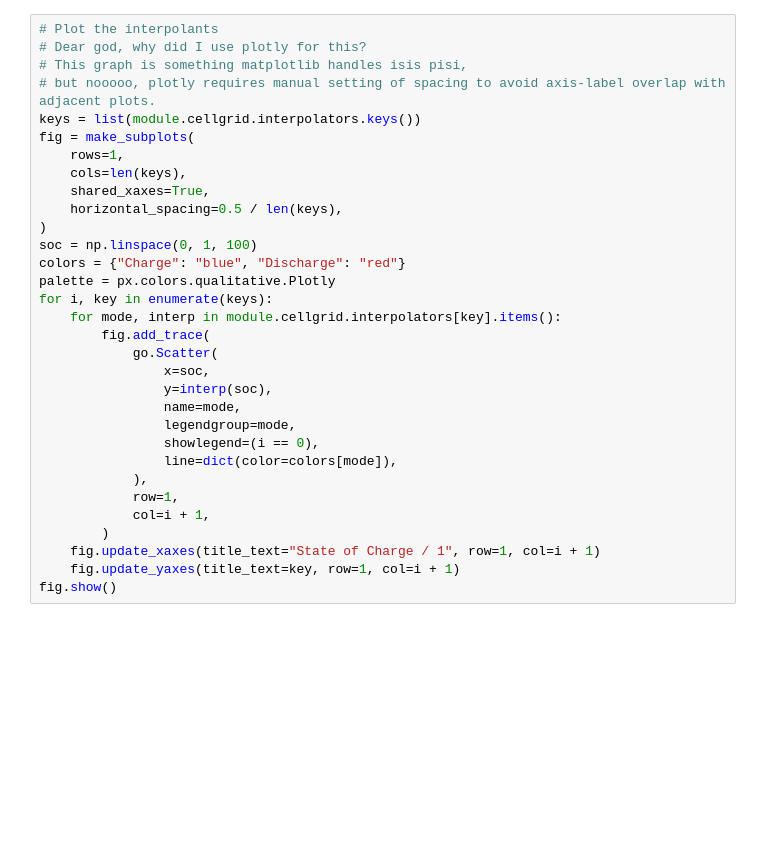
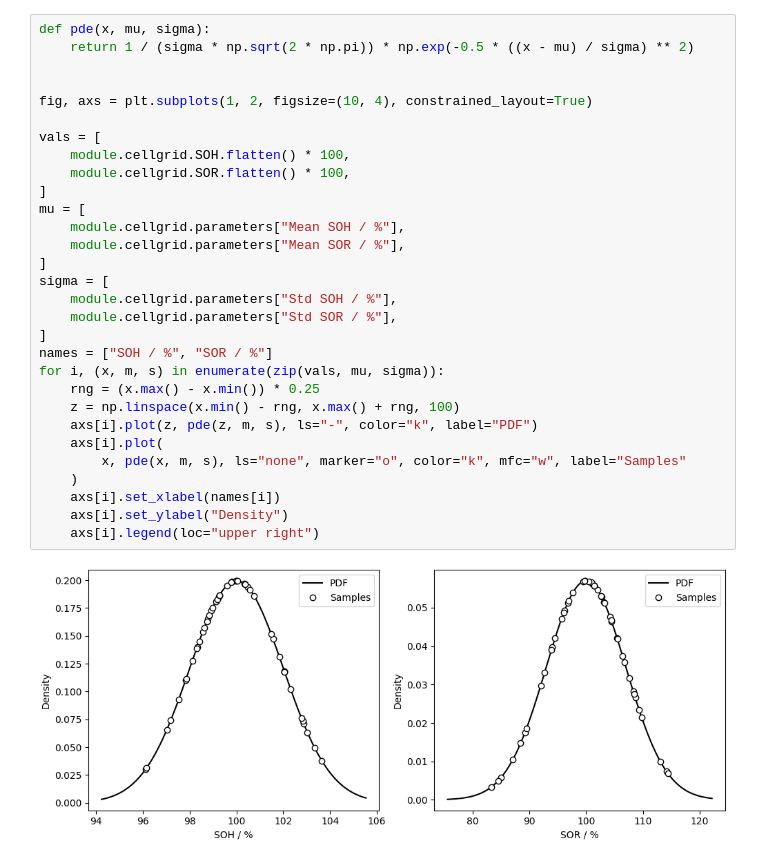
Before and after one commit to DigiBatt/Milestone-8, a Jupyter notebook: sim_dcir.ipynb, the cells around one changed output. Cells and saved outputs as stored; diff of their text form; blank space fills up the shorter version.

```diff
--- a/sim_dcir.ipynb
+++ b/sim_dcir.ipynb
@@ -40,32 +55,32 @@ TypeError: Interpolant.__init__() got an unexpected keyword argument 'k'
 # %%
-# Plot the interpolants
-# Dear god, why did I use plotly for this?
-# This graph is something matplotlib handles isis pisi,
-# but nooooo, plotly requires manual setting of spacing to avoid axis-label overlap with adjacent plots.
-keys = list(module.cellgrid.interpolators.keys())
-fig = make_subplots(
-    rows=1,
-    cols=len(keys),
-    shared_xaxes=True,
-    horizontal_spacing=0.5 / len(keys),
-)
-soc = np.linspace(0, 1, 100)
-colors = {"Charge": "blue", "Discharge": "red"}
-palette = px.colors.qualitative.Plotly
-for i, key in enumerate(keys):
-    for mode, interp in module.cellgrid.interpolators[key].items():
-        fig.add_trace(
-            go.Scatter(
-                x=soc,
-                y=interp(soc),
-                name=mode,
-                legendgroup=mode,
-                showlegend=(i == 0),
-                line=dict(color=colors[mode]),
-            ),
-            row=1,
-            col=i + 1,
-        )
-    fig.update_xaxes(title_text="State of Charge / 1", row=1, col=i + 1)
-    fig.update_yaxes(title_text=key, row=1, col=i + 1)
-fig.show()
+def pde(x, mu, sigma):
+    return 1 / (sigma * np.sqrt(2 * np.pi)) * np.exp(-0.5 * ((x - mu) / sigma) ** 2)
+
+
+fig, axs = plt.subplots(1, 2, figsize=(10, 4), constrained_layout=True)
+
+vals = [
+    module.cellgrid.SOH.flatten() * 100,
+    module.cellgrid.SOR.flatten() * 100,
+]
+mu = [
+    module.cellgrid.parameters["Mean SOH / %"],
+    module.cellgrid.parameters["Mean SOR / %"],
+]
+sigma = [
+    module.cellgrid.parameters["Std SOH / %"],
+    module.cellgrid.parameters["Std SOR / %"],
+]
+names = ["SOH / %", "SOR / %"]
+for i, (x, m, s) in enumerate(zip(vals, mu, sigma)):
+    rng = (x.max() - x.min()) * 0.25
+    z = np.linspace(x.min() - rng, x.max() + rng, 100)
+    axs[i].plot(z, pde(z, m, s), ls="-", color="k", label="PDF")
+    axs[i].plot(
+        x, pde(x, m, s), ls="none", marker="o", color="k", mfc="w", label="Samples"
+    )
+    axs[i].set_xlabel(names[i])
+    axs[i].set_ylabel("Density")
+    axs[i].legend(loc="upper right")
+# %% [output]
+[figure, added]
```
Also changed, not shown: parts of 7 cells of this notebook, 21 other files.
